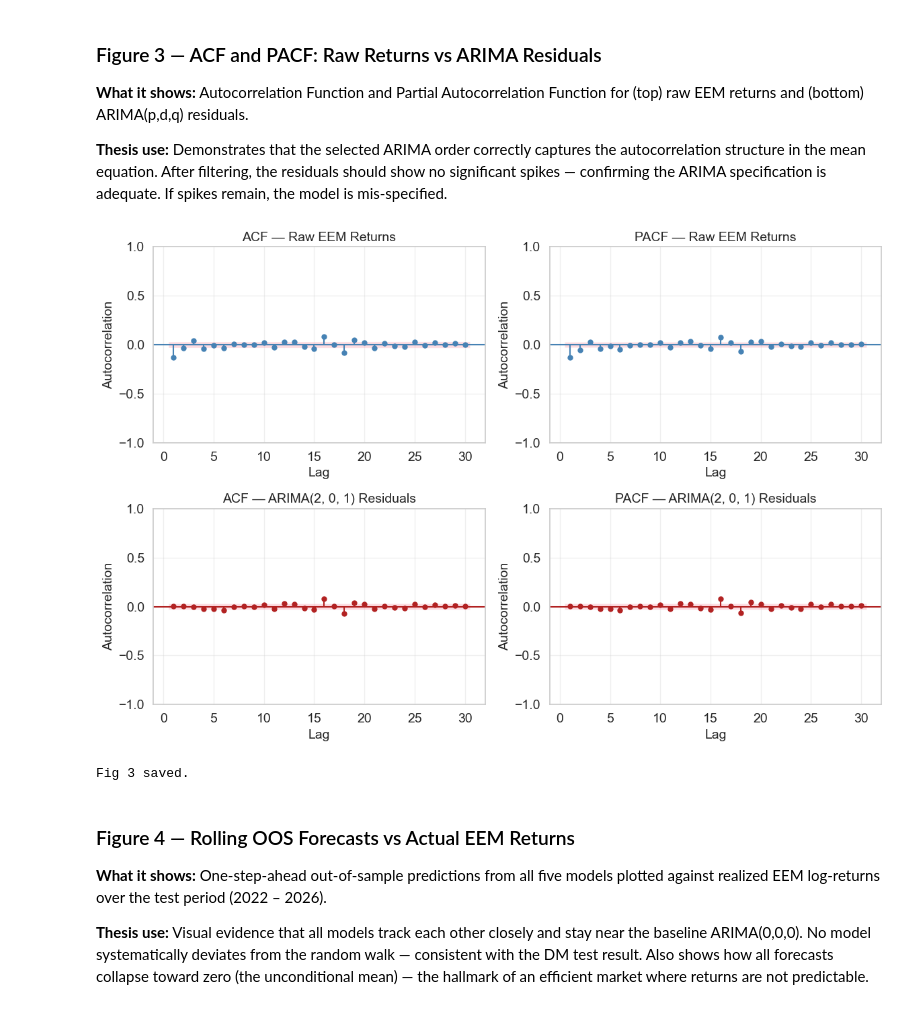
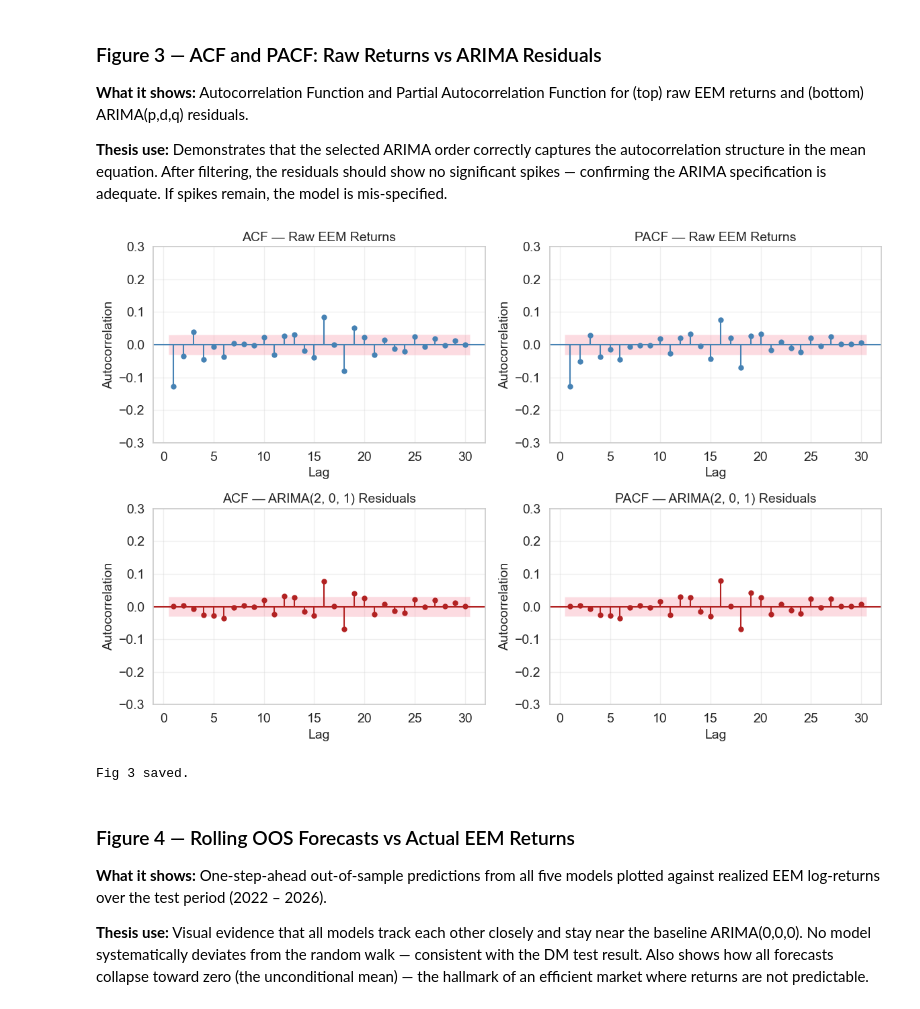
Before and after one commit to KairosPath/BachelorThesis, a Jupyter notebook: EMCI_part/notebooks/02_model_fitting_em.ipynb, the cells around one changed output. Drawn from its saved outputs; the diff is of its cells as text; code cells hidden in the pictures.

```diff
--- a/EMCI_part/notebooks/02_model_fitting_em.ipynb
+++ b/EMCI_part/notebooks/02_model_fitting_em.ipynb
@@ -1063,34 +1063,34 @@ If spikes remain, the model is mis-specified.
 # %%
 arima_resid = pd.Series(arima_garch._arima_result.resid).dropna()
 
 fig, axes = plt.subplots(2, 2, figsize=(12, 8))
 
 plot_acf(y_train.dropna().values,  lags=30, ax=axes[0, 0], zero=False,
          color='steelblue', vlines_kwargs={'colors': 'steelblue'})
 axes[0, 0].set_title('ACF — Raw EEM Returns')
 
 plot_pacf(y_train.dropna().values, lags=30, ax=axes[0, 1], zero=False,
           method='ywm', color='steelblue', vlines_kwargs={'colors': 'steelblue'})
 axes[0, 1].set_title('PACF — Raw EEM Returns')
 
 plot_acf(arima_resid.values, lags=30, ax=axes[1, 0], zero=False,
          color='firebrick', vlines_kwargs={'colors': 'firebrick'})
 axes[1, 0].set_title(f'ACF — ARIMA{arima_garch.order} Residuals')
 
 plot_pacf(arima_resid.values, lags=30, ax=axes[1, 1], zero=False,
           method='ywm', color='firebrick', vlines_kwargs={'colors': 'firebrick'})
 axes[1, 1].set_title(f'PACF — ARIMA{arima_garch.order} Residuals')
 
 for ax in axes.flat:
     ax.set_xlabel('Lag')
     ax.set_ylabel('Autocorrelation')
-
+    ax.set_ylim(-0.3, 0.3)
 plt.tight_layout()
 plt.savefig('../reports/figures/fig3_acf_pacf.pdf', bbox_inches='tight')
 plt.show()
 print("Fig 3 saved.")
 # %% [output]
-[figure, old version]
+[figure, new version]
 Fig 3 saved.
 # %% [markdown]
 ### Figure 4 — Rolling OOS Forecasts vs Actual EEM Returns
```
Also changed, not shown: parts of 2 cells of this notebook, 56 other files.
